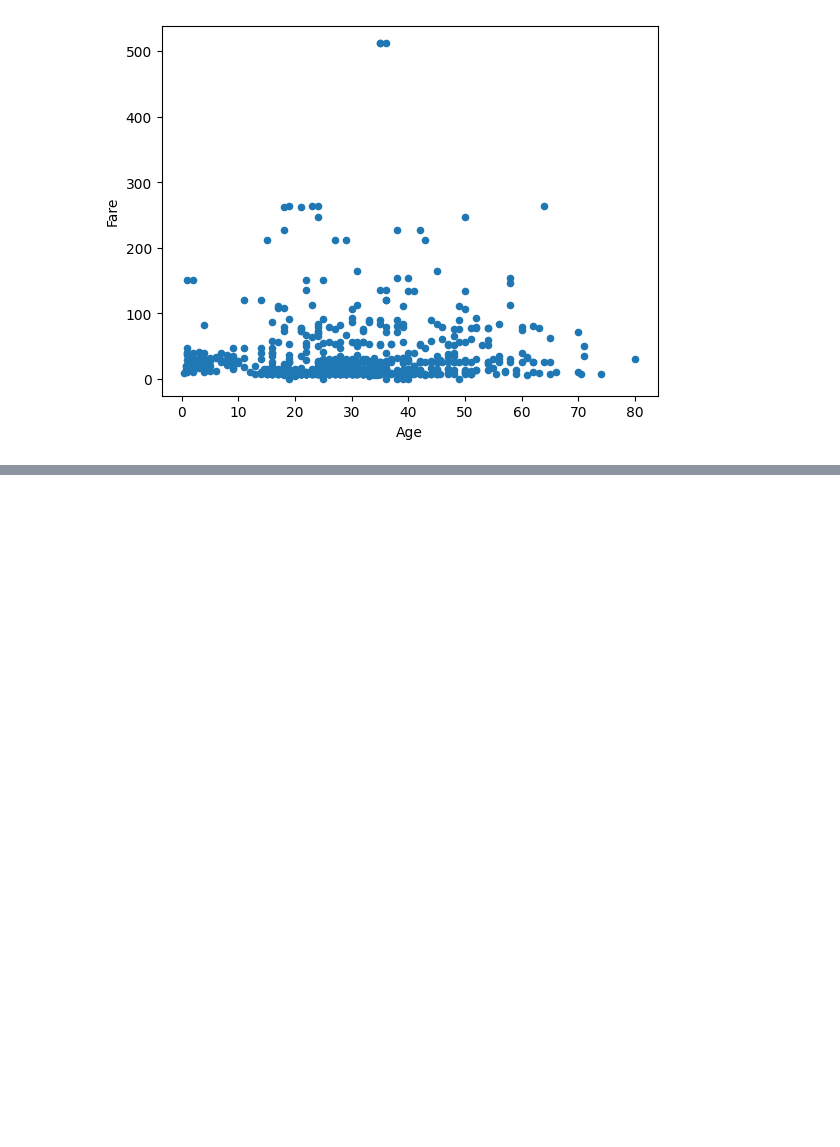
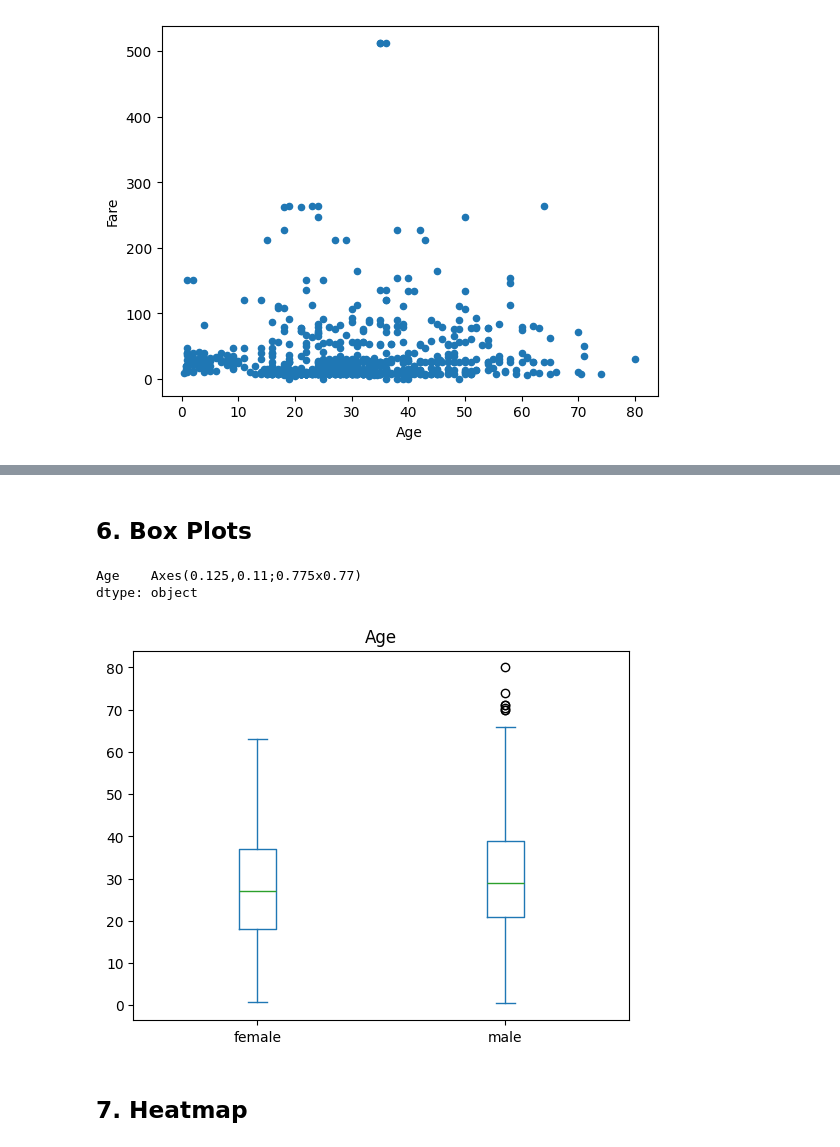
Before and after one commit to pratima55/skillDatascience, a Jupyter notebook: pandas/Graphical representation.ipynb, the cells around one changed output, grey strips where cells are left out. Drawn from its saved outputs; the diff is of its cells as text; code cells hidden in the pictures; blank space fills up the shorter version.

```diff
--- a/pandas/Graphical representation.ipynb
+++ b/pandas/Graphical representation.ipynb
@@ -86,0 +124,10 @@ titanic_df.plot.scatter("Age","Fare")
+# %% [markdown]
+## 6. Box Plots
+# %%
+titanic_df.plot.box(column = "Age", by="Sex")
+# %% [output]
+Age    Axes(0.125,0.11;0.775x0.77)
+dtype: object
+[figure, added]
+# %% [markdown]
+## 7. Heatmap
```
Also changed, not shown: parts of 10 cells of this notebook.
